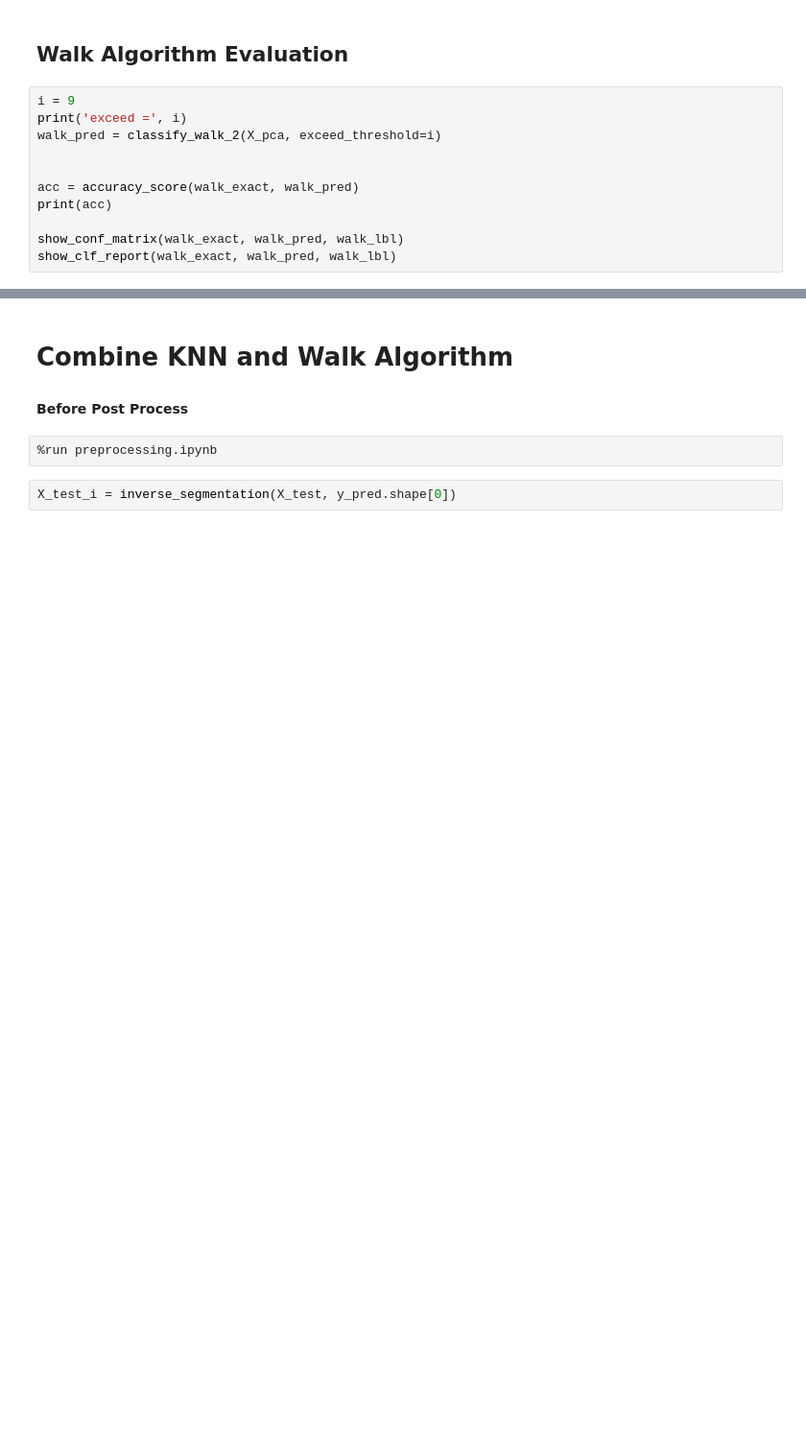
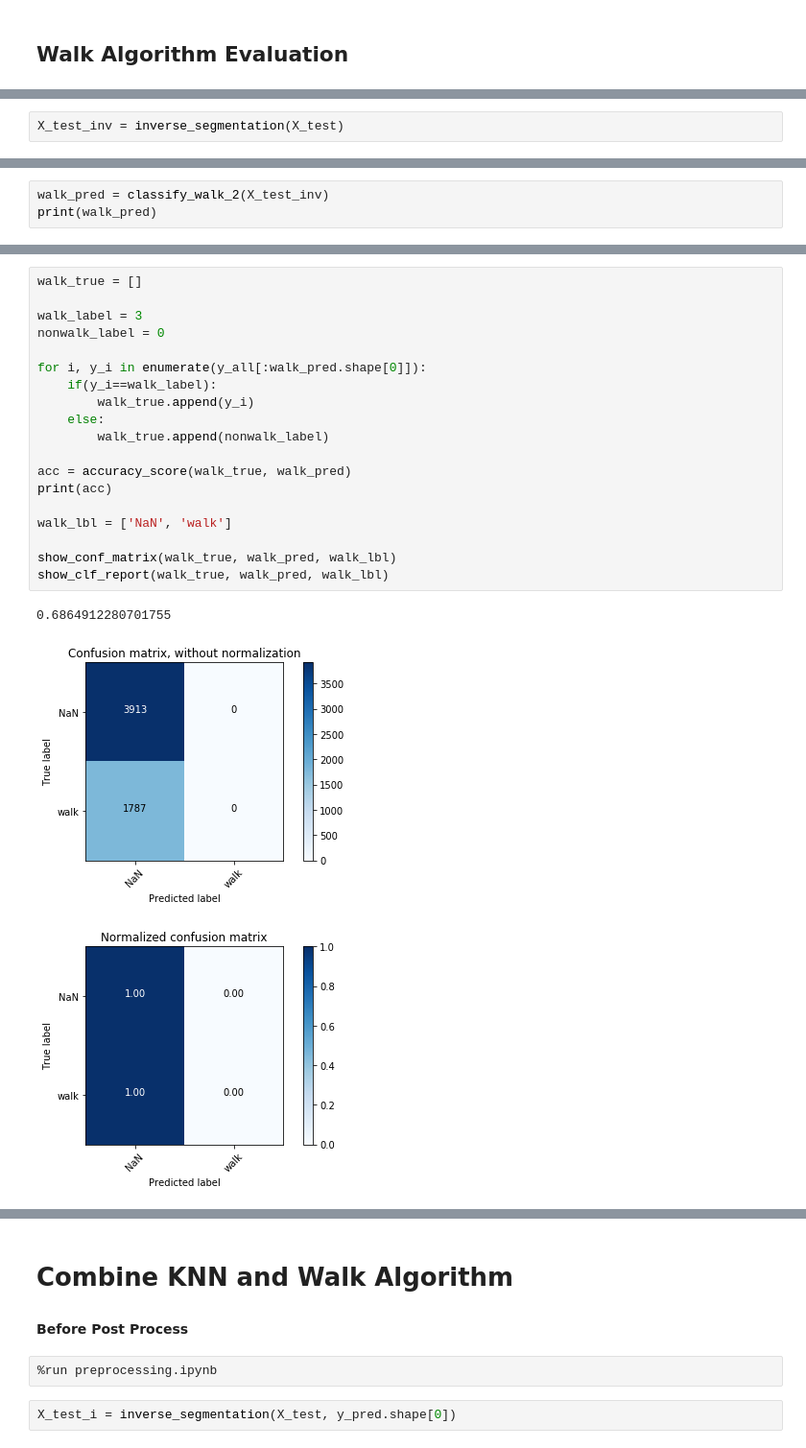
Before and after one commit to indykorpong/activity_classifier, a Jupyter notebook: src/ddc/DDC_run_knn.ipynb, the cells around one changed output, grey strips where cells are left out. Shown at 96% size. Cells and saved outputs as stored; diff of their text form; blank space fills up the shorter version.

Commit message:
fix combine walk algo

```diff
--- a/src/ddc/DDC_run_knn.ipynb
+++ b/src/ddc/DDC_run_knn.ipynb
@@ -220,13 +204,2 @@ walk_lbl = ['NaN','walk']
 # %% [markdown]
 ## Walk Algorithm Evaluation
-# %%
-i = 9
-print('exceed =', i)
-walk_pred = classify_walk_2(X_pca, exceed_threshold=i)
-
-
-acc = accuracy_score(walk_exact, walk_pred)
-print(acc)
-
-show_conf_matrix(walk_exact, walk_pred, walk_lbl)
-show_clf_report(walk_exact, walk_pred, walk_lbl)
@@ -245,0 +217,2 @@ weighted avg       0.92      0.92      0.92     28838
+# %%
+X_test_inv = inverse_segmentation(X_test)
@@ -245,0 +221,3 @@ weighted avg       0.92      0.92      0.92     28838
+# %%
+walk_pred = classify_walk_2(X_test_inv)
+print(walk_pred)
@@ -245,0 +230,23 @@ weighted avg       0.92      0.92      0.92     28838
+# %%
+walk_true = []
+
+walk_label = 3
+nonwalk_label = 0
+
+for i, y_i in enumerate(y_all[:walk_pred.shape[0]]):
+    if(y_i==walk_label):
+        walk_true.append(y_i)
+    else:
+        walk_true.append(nonwalk_label)
+
+acc = accuracy_score(walk_true, walk_pred)
+print(acc)
+
+walk_lbl = ['NaN', 'walk']
+
+show_conf_matrix(walk_true, walk_pred, walk_lbl)
+show_clf_report(walk_true, walk_pred, walk_lbl)
+# %% [output]
+0.6864912280701755
+[figure, added]
+[figure, added]
```
Also changed, not shown: parts of 19 cells of this notebook, 21 other files.
